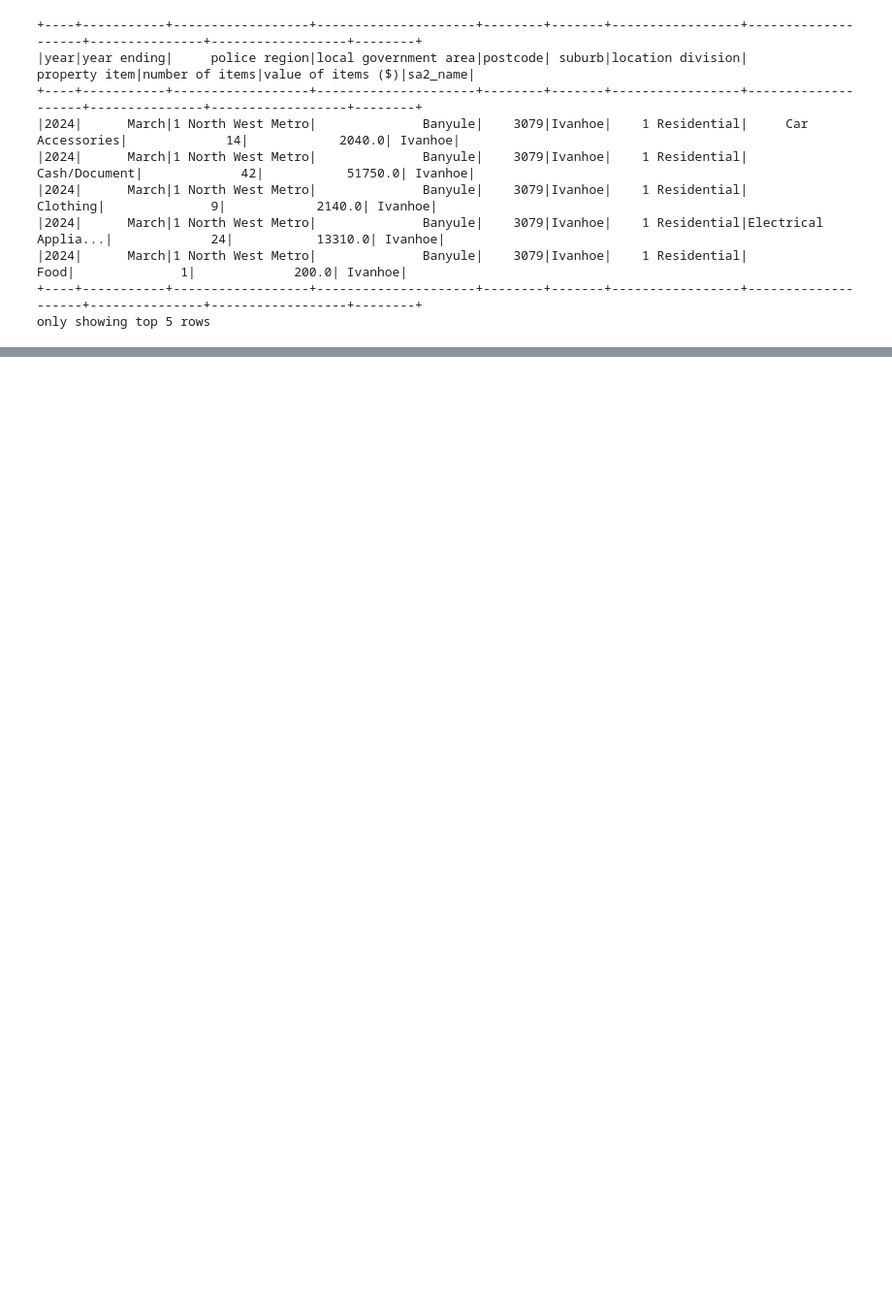
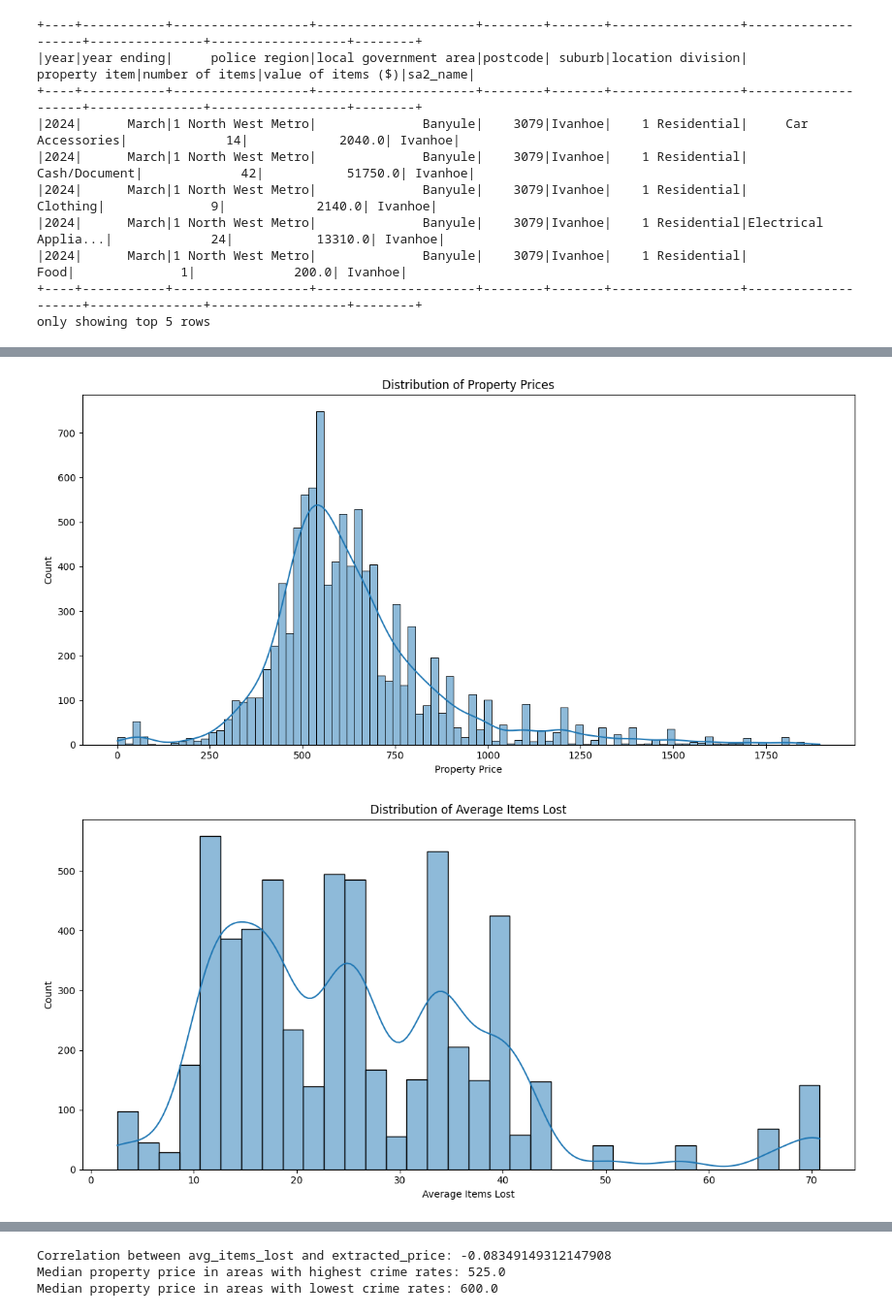
Before and after one commit to klilin711/Project-2, a Jupyter notebook: notebooks/2. Property Lost Further Analysis.ipynb, the cells around one changed output, grey strips where cells are left out. Shown at 97% size. Cells and saved outputs as stored; diff of their text form; code cells hidden in the pictures; blank space fills up the shorter version.

```diff
--- a/notebooks/2. Property Lost Further Analysis.ipynb
+++ b/notebooks/2. Property Lost Further Analysis.ipynb
@@ -53,0 +161,60 @@ domain.limit(5)
+# %%
+# Assuming you have already created the joined_data DataFrame
+# Convert to Pandas for easier manipulation
+pd_data = joined_data.toPandas()
+
+# 1. Distribution of property prices
+plt.figure(figsize=(12, 6))
+sns.histplot(pd_data['extracted_price'], kde=True)
+plt.title('Distribution of Property Prices')
+plt.xlabel('Property Price')
+plt.ylabel('Count')
+plt.tight_layout()
+plt.show()
+
+# 2. Distribution of average items lost
+plt.figure(figsize=(12, 6))
+sns.histplot(pd_data['avg_items_lost'], kde=True)
+plt.title('Distribution of Average Items Lost')
+plt.xlabel('Average Items Lost')
+plt.ylabel('Count')
+plt.tight_layout()
+plt.show()
+
+# 3. Scatter plot of property price vs. average items lost
+plt.figure(figsize=(12, 8))
+sns.scatterplot(x='avg_items_lost', y='extracted_price', data=pd_data, alpha=0.5)
+plt.title('Property Price vs. Average Items Lost')
+plt.xlabel('Average Items Lost')
+plt.ylabel('Property Price')
+plt.tight_layout()
+plt.show()
+
+# 4. Heatmap of correlations
+corr_matrix = pd_data[['extracted_price', 'avg_items_lost', 'avg_value_lost']].corr()
+plt.figure(figsize=(10, 8))
+sns.heatmap(corr_matrix, annot=True, cmap='coolwarm', vmin=-1, vmax=1, center=0)
+plt.title('Correlation Heatmap')
+plt.tight_layout()
+plt.show()
+
+# 5. Box plot of property prices for different ranges of average items lost
+pd_data['items_lost_category'] = pd.cut(pd_data['avg_items_lost'], bins=5, labels=['Very Low', 'Low', 'Medium', 'High', 'Very High'])
+plt.figure(figsize=(14, 8))
+sns.boxplot(x='items_lost_category', y='extracted_price', data=pd_data)
+plt.title('Property Price Distribution by Crime Rate Category')
+plt.xlabel('Crime Rate Category (Based on Average Items Lost)')
+plt.ylabel('Property Price')
+plt.tight_layout()
+plt.show()
+
+# Print additional insights
+print("Correlation between avg_items_lost and extracted_price:",
+      pd_data['avg_items_lost'].corr(pd_data['extracted_price']))
+print("Median property price in areas with highest crime rates:",
+      pd_data[pd_data['items_lost_category'] == 'Very High']['extracted_price'].median())
+print("Median property price in areas with lowest crime rates:",
+      pd_data[pd_data['items_lost_category'] == 'Very Low']['extracted_price'].median())
+# %% [output]
+[figure, added]
+[figure, added]
@@ -53,0 +224,3 @@ domain.limit(5)
+Correlation between avg_items_lost and extracted_price: -0.08349149312147908
+Median property price in areas with highest crime rates: 525.0
+Median property price in areas with lowest crime rates: 600.0
```
Also changed, not shown: parts of 24 cells of this notebook, 8 other files.
